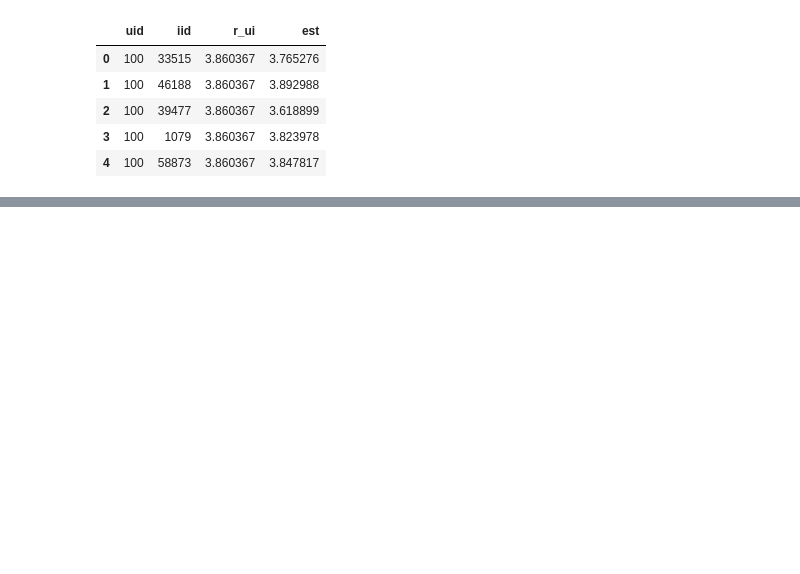
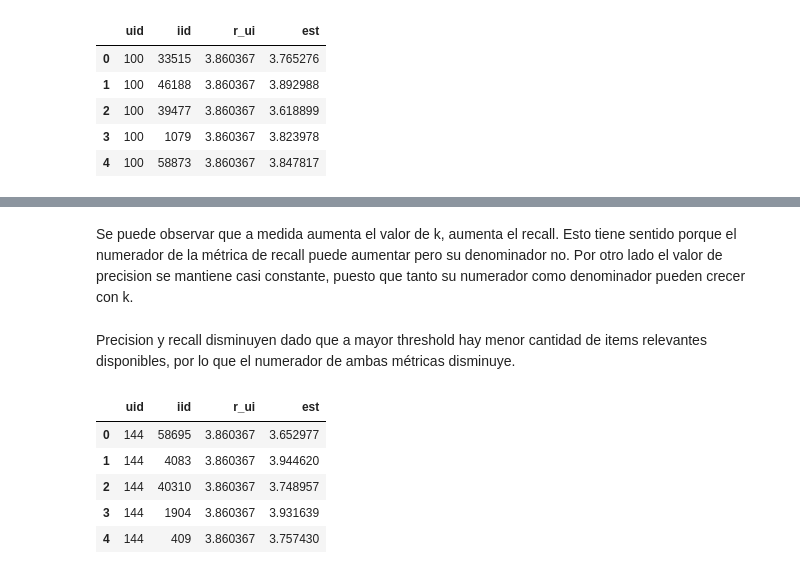
Before and after one commit to brandonHaipas/MDS7202-Lab-Prog-Ciencia-de-Datos, a Jupyter notebook: lab10/Lab10_enunciado.ipynb, the cells around one changed output, grey strips where cells are left out. Saved outputs shown, nothing was run; the diff lists cells and outputs as text; code cells hidden in the pictures; blank space fills up the shorter version.

```diff
--- a/lab10/Lab10_enunciado.ipynb
+++ b/lab10/Lab10_enunciado.ipynb
@@ -1356,6 +1424,8 @@ measure_df = pd.DataFrame(measure_dict)
 
 fig = px.line(data_frame=measure_df, x="k", y="measure", color='type')
 fig.show()
+# %% [markdown]
+Se puede observar que a medida aumenta el valor de k, aumenta el recall. Esto tiene sentido porque el numerador de la métrica de recall puede aumentar pero su denominador no. Por otro lado el valor de precision se mantiene casi constante, puesto que tanto su numerador como denominador pueden crecer con k.
 # %%
 threshold_list = np.arange(start=3.0, stop=4.6, step=0.1)
 measure_dict = {"threshold":[],"measure":[], "type":[]}
@@ -1372,5 +1442,17 @@ measure_df = pd.DataFrame(measure_dict)
 
 fig = px.line(data_frame=measure_df, x="threshold", y="measure", color='type')
 fig.show()
+# %% [markdown]
+Precision y recall disminuyen dado que a mayor threshold hay menor cantidad de items relevantes disponibles, por lo que el numerador de ambas métricas disminuye.
 # %%
 missing_predictions = model2.test(missing_ratings)
+# %%
+missing_pred_df = pd.DataFrame(missing_predictions).drop(columns='details')
+missing_pred_df.head()
+# %% [output]
+|  | uid | iid | r_ui | est |
+| 0 | 144 | 58695 | 3.860367 | 3.652977 |
+| 1 | 144 | 4083 | 3.860367 | 3.944620 |
+| 2 | 144 | 40310 | 3.860367 | 3.748957 |
+| 3 | 144 | 1904 | 3.860367 | 3.931639 |
+| 4 | 144 | 409 | 3.860367 | 3.757430 |
```
Also changed, not shown: parts of 33 cells of this notebook.
